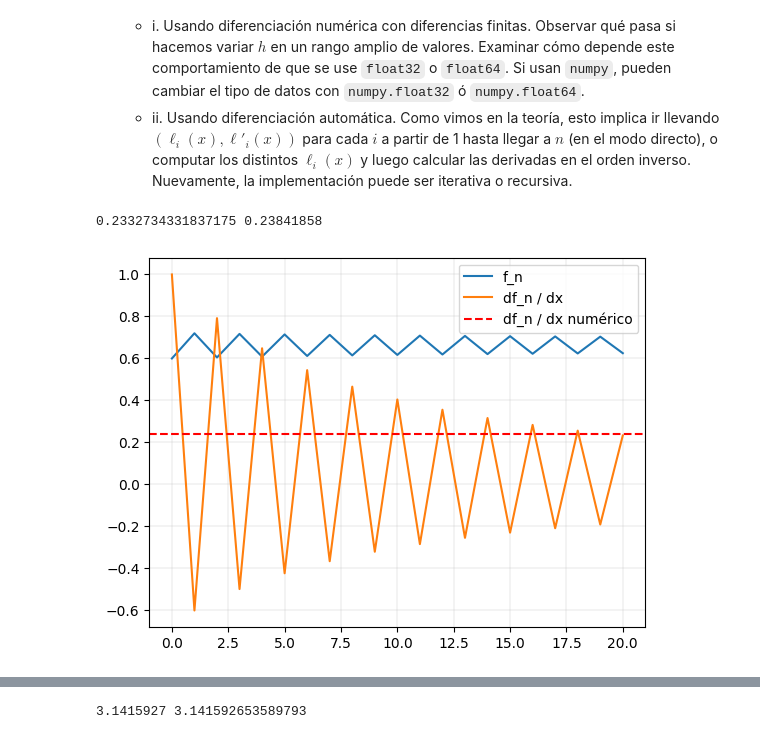
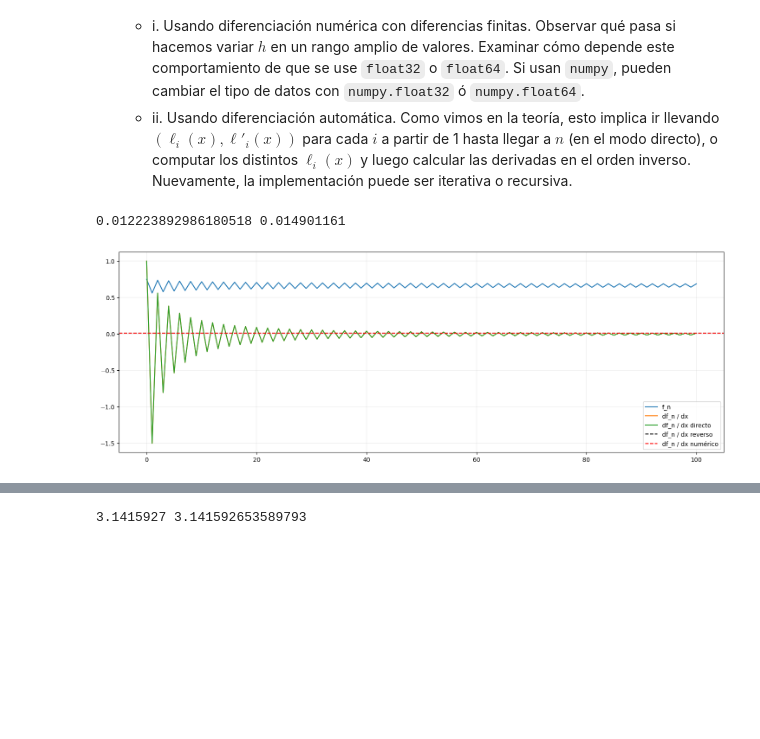
Before and after one commit to enzocatorano/deep_learning_practicas, a Jupyter notebook: 1_introduccion.ipynb, the cells around one changed output, grey strips where cells are left out. Saved outputs shown, nothing was run; the diff lists cells and outputs as text; code cells hidden in the pictures; blank space fills up the shorter version.

```diff
--- a/1_introduccion.ipynb
+++ b/1_introduccion.ipynb
@@ -39,10 +39,33 @@ def l_n (n, r, x_0):
     valores.append(x)
   return x, valores
 
+def dln_directo (n, r, x_0):
+  x = x_0
+  dx = 1.0
+  valores = [x]
+  derivadas = [dx]
+  for i in range(n):
+    dx *= r*(1 - 2*x)     # multiplica la derivada local con todo lo anterior (regla de la cadena)
+    x = r*x*(1-x)
+    valores.append(x)
+    derivadas.append(dx)
+  return x, dx, valores, derivadas
+
+def dln_reverso (n, r, x_0):
+  x = x_0
+  valores = [x]
+  df = 1.0
+  for i in range(n):
+    x = r*x*(1-x)
+    valores.append(x)
+  for i in range(n):
+    df *= (1 - 2*valores[n-i-1])*r
+  return x, df
+
 def dl_n (n, r, x_0):
   dval = 1
   dvalores = [dval]
-  val = l_n(n - 1, r, x_0)[1]   # esto obtiene todos los valores del "forward"
+  val = l_n(n, r, x_0)[1]   # esto obtiene todos los valores del "forward"
   for i in range(n):
     dval *= r*(1-2*val[i])      # multiplica la derivada local con todo lo anterior (regla de la cadena)
     dvalores.append(dval)
@@ -52,31 +75,36 @@ def derivada_diferencias_finitas(n, r, x_0, h = 1e-5, dtype = np.float64):
   h = dtype(h)
   x_0 = dtype(x_0)
   r = dtype(r)
-  l_n_x0_1 = dtype(l_n(n, r, x_0 - h)[0])
-  l_n_x0_2 = dtype(l_n(n, r, x_0 + h)[0])
+  l_n_x0_1 = dtype(l_n(n, r, x_0 - h)[0])   # evalua la funcion variando el x en una direccion
+  l_n_x0_2 = dtype(l_n(n, r, x_0 + h)[0])   # evalua la funcion variando el x en la otra direccion
   return (l_n_x0_2 - l_n_x0_1) / (2*h)
 # %%
-n = 20
-r = 3
-x_0 = 0.6
-h = 1e-6
+n = 100
+r = 3.0
+x_0 = 0.75
+h = 1e-5
 dtype = np.float32
 
 y = l_n(n, r, x_0)
 dy = dl_n(n, r, x_0)
+dy_directo = dln_directo(n, r, x_0)
+dy_reverso = dln_reverso(n, r, x_0)
 ddfy = derivada_diferencias_finitas(n, r, x_0, h, dtype)
 print(dy[0], ddfy)
 
 import matplotlib.pyplot as plt
 
+plt.figure(figsize = (18, 6))
 plt.plot(y[1], label = 'f_n')
 plt.plot(dy[1], label = 'df_n / dx')
+plt.plot(dy_directo[3], label = 'df_n / dx directo')
+plt.axhline(y = dy_reverso[1], color = 'black', linestyle = '--', label = 'df_n / dx reverso')  # linea horizontal en valor de derivada reversa
 plt.axhline(y = ddfy, color = 'r', linestyle = '--', label = 'df_n / dx numérico')  # linea horizontal en valor de derivada numerica
 plt.grid(linewidth = 0.2)
 plt.legend()
 plt.show()
 # %% [output]
-0.2332734331837175 0.23841858
+0.012223892986180518 0.014901161
-[figure, old version]
+[figure, new version]
 # %%
 # mismos parametros que antes
```
Also changed, not shown: parts of 29 cells of this notebook.
